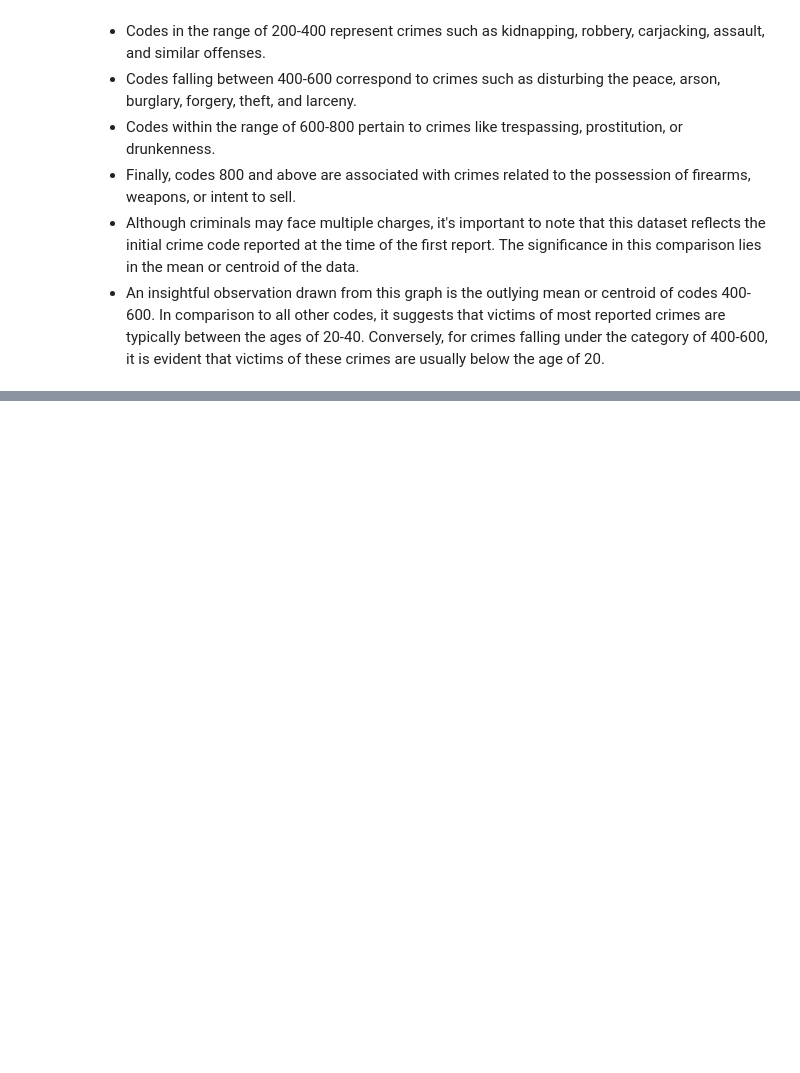
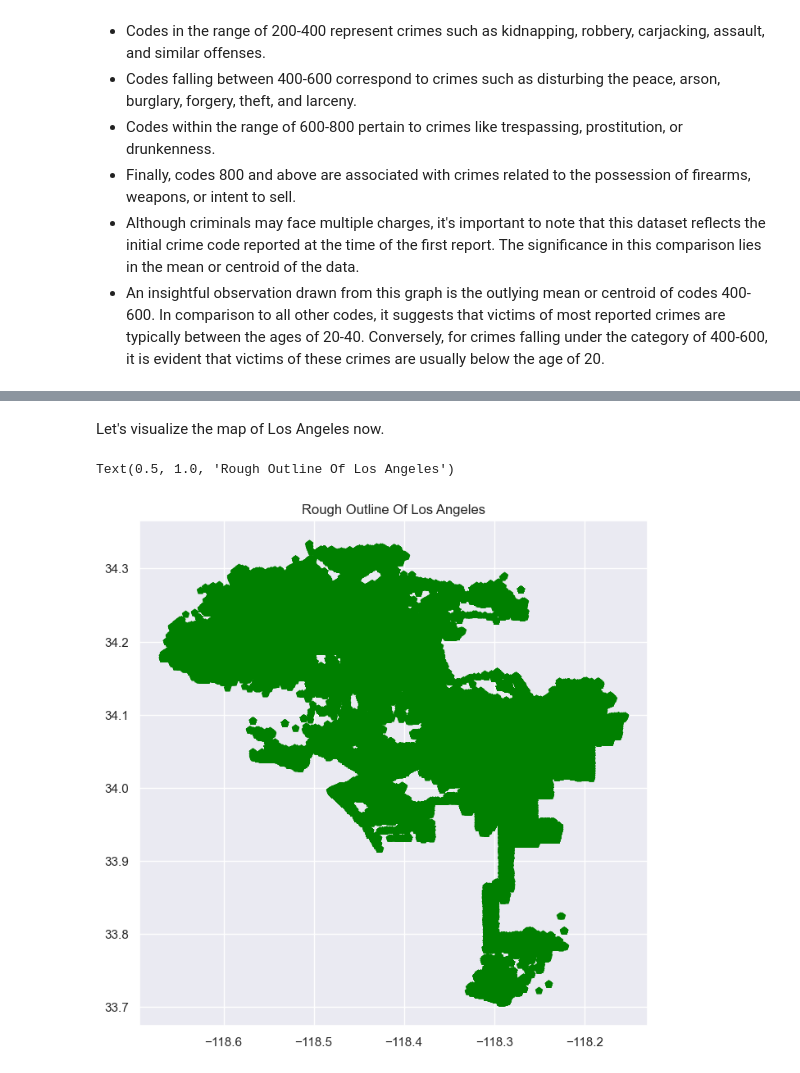
Before and after one commit to RishabhHM/Analyzing-Crime-In-LA, a Jupyter notebook: Crime_In_LA.ipynb, the cells around one changed output, grey strips where cells are left out. Cells and saved outputs as stored; diff of their text form; code cells hidden in the pictures; blank space fills up the shorter version.

```diff
--- a/Crime_In_LA.ipynb
+++ b/Crime_In_LA.ipynb
@@ -767,0 +803,5 @@ See the caveats in the documentation: https://pandas.pydata.org/pandas-docs/stab
+# %%
+mask = lat_long["LON"] > -118
+lat_long = lat_long[~mask]
+
+lat_long.describe()
@@ -767,0 +818,10 @@ See the caveats in the documentation: https://pandas.pydata.org/pandas-docs/stab
+# %% [markdown]
+Let's visualize the map of Los Angeles now.
+# %%
+plt.figure(figsize=(8, 8))
+
+plt.scatter(x=lat_long["LON"], y=lat_long["LAT"], marker="p", c="green")
+plt.title('Rough Outline Of Los Angeles')
+# %% [output]
+Text(0.5, 1.0, 'Rough Outline Of Los Angeles')
+[figure, added]
```
Also changed, not shown: parts of 10 cells of this notebook.
